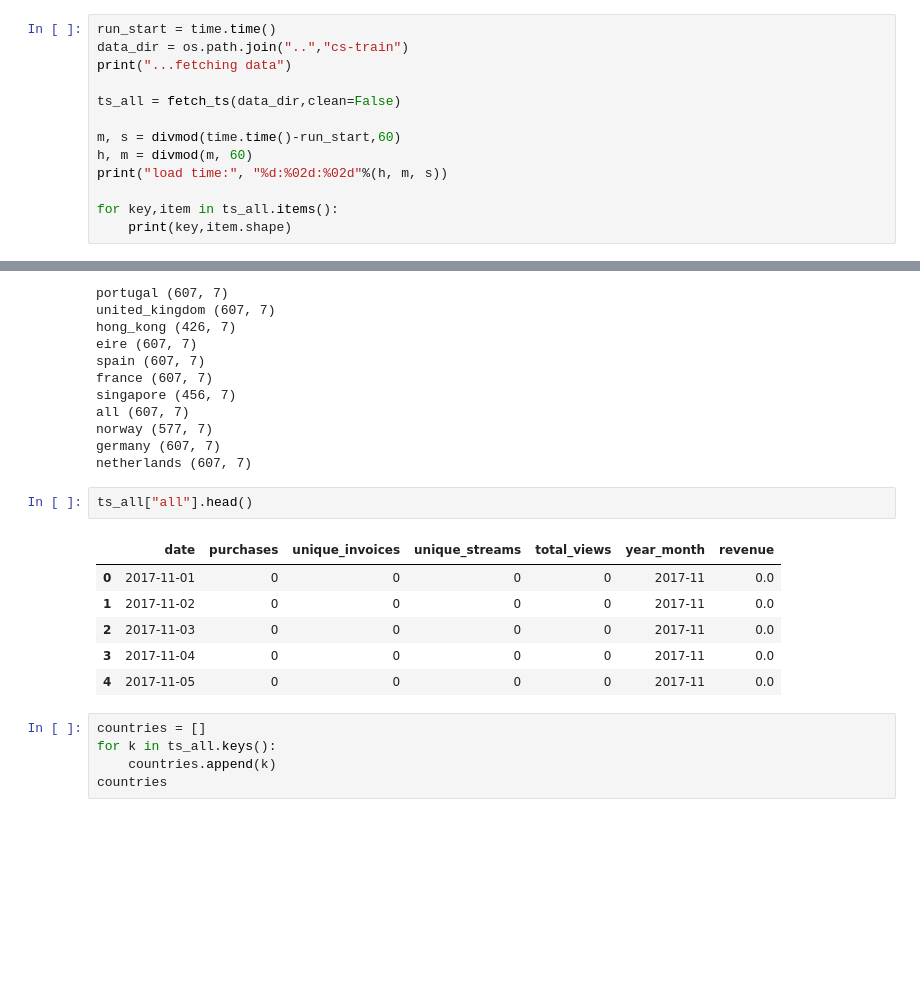
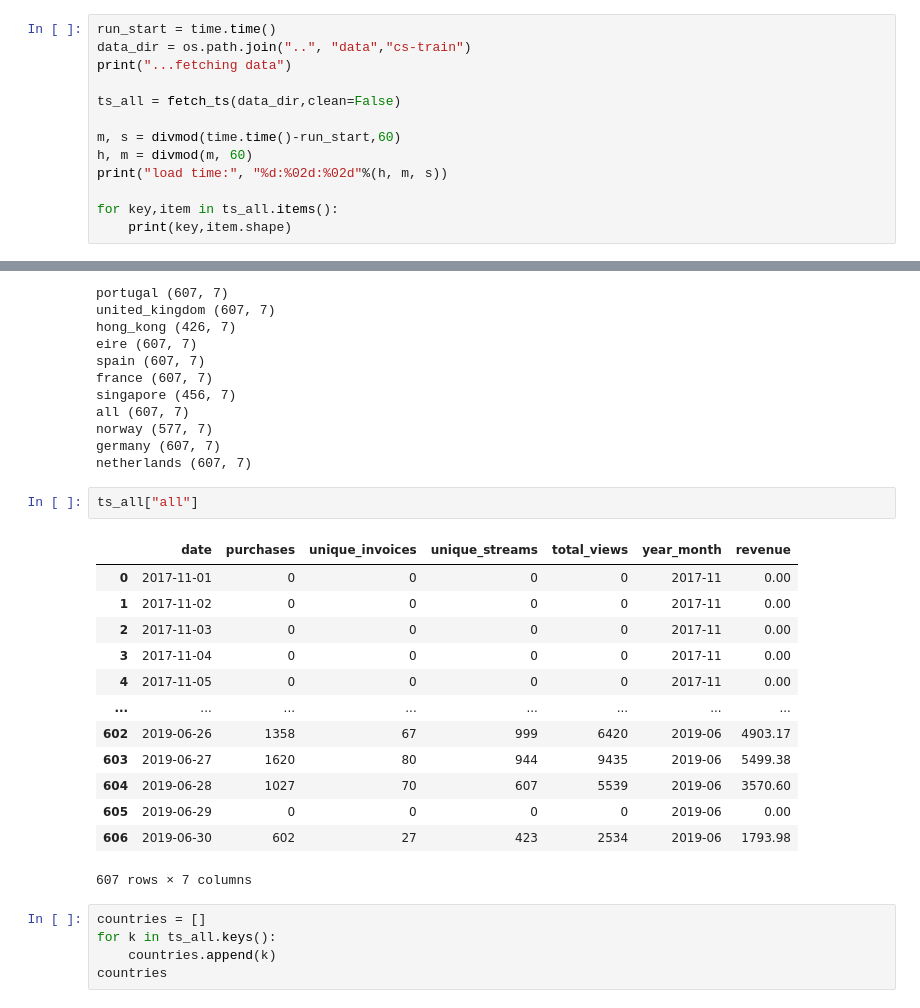
Before and after one commit to MBAigner/ai-workflow-capstone, a Jupyter notebook: scripts/part_1.ipynb, the cells around one changed output, grey strips where cells are left out. Drawn from its saved outputs; the diff is of its cells as text; blank space fills up the shorter version.

```diff
--- a/scripts/part_1.ipynb
+++ b/scripts/part_1.ipynb
@@ -224,7 +224,7 @@ def engineer_features(df,training=True):
     return(X,y,dates)
 # %%
 run_start = time.time()
-data_dir = os.path.join("..","cs-train")
+data_dir = os.path.join("..", "data","cs-train")
 print("...fetching data")
 
 ts_all = fetch_ts(data_dir,clean=False)
@@ -251,14 +251,21 @@ norway (577, 7)
 germany (607, 7)
 netherlands (607, 7)
 # %%
-ts_all["all"].head()
+ts_all["all"]
 # %% [output]
 |  | date | purchases | unique_invoices | unique_streams | total_views | year_month | revenue |
-| 0 | 2017-11-01 | 0 | 0 | 0 | 0 | 2017-11 | 0.0 |
-| 1 | 2017-11-02 | 0 | 0 | 0 | 0 | 2017-11 | 0.0 |
-| 2 | 2017-11-03 | 0 | 0 | 0 | 0 | 2017-11 | 0.0 |
-| 3 | 2017-11-04 | 0 | 0 | 0 | 0 | 2017-11 | 0.0 |
-| 4 | 2017-11-05 | 0 | 0 | 0 | 0 | 2017-11 | 0.0 |
+| 0 | 2017-11-01 | 0 | 0 | 0 | 0 | 2017-11 | 0.00 |
+| 1 | 2017-11-02 | 0 | 0 | 0 | 0 | 2017-11 | 0.00 |
+| 2 | 2017-11-03 | 0 | 0 | 0 | 0 | 2017-11 | 0.00 |
+| 3 | 2017-11-04 | 0 | 0 | 0 | 0 | 2017-11 | 0.00 |
+| 4 | 2017-11-05 | 0 | 0 | 0 | 0 | 2017-11 | 0.00 |
+| ... | ... | ... | ... | ... | ... | ... | ... |
+| 602 | 2019-06-26 | 1358 | 67 | 999 | 6420 | 2019-06 | 4903.17 |
+| 603 | 2019-06-27 | 1620 | 80 | 944 | 9435 | 2019-06 | 5499.38 |
+| 604 | 2019-06-28 | 1027 | 70 | 607 | 5539 | 2019-06 | 3570.60 |
+| 605 | 2019-06-29 | 0 | 0 | 0 | 0 | 2019-06 | 0.00 |
+| 606 | 2019-06-30 | 602 | 27 | 423 | 2534 | 2019-06 | 1793.98 |
+607 rows × 7 columns
 # %%
 countries = []
 for k in ts_all.keys():
```
Also changed, not shown: 5 other files.
